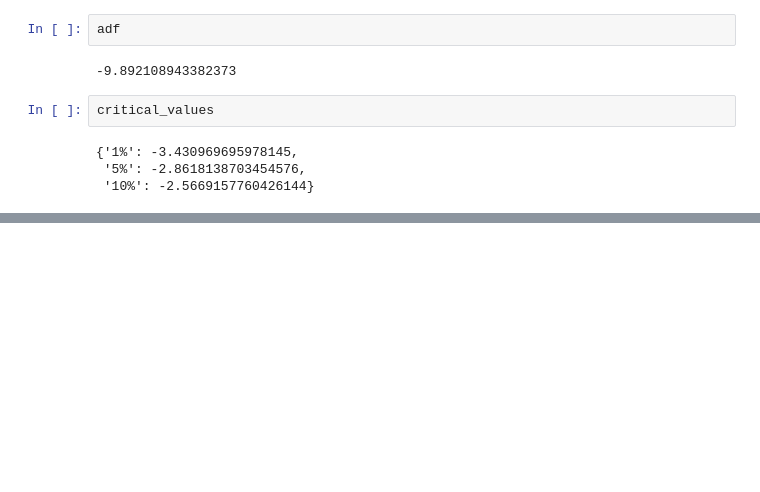
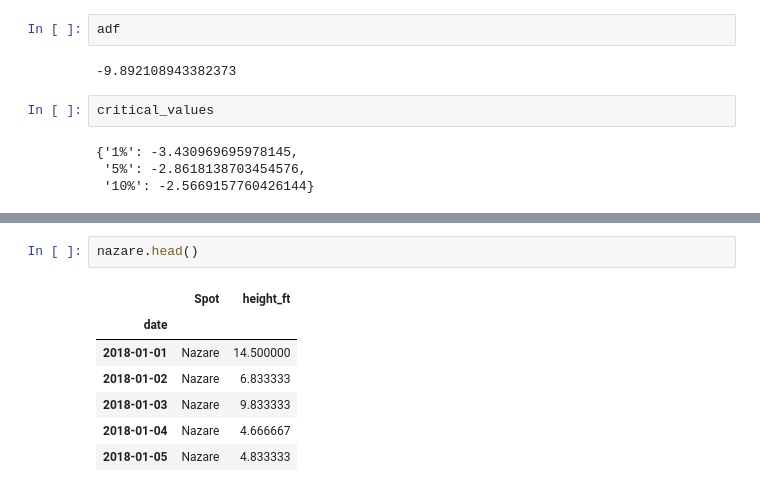
Before and after one commit to lukesmith194/SurfScanner, a Jupyter notebook: Time series.ipynb, the cells around one changed output, grey strips where cells are left out. Saved outputs shown, nothing was run; the diff lists cells and outputs as text; blank space fills up the shorter version.

```diff
--- a/Time series.ipynb
+++ b/Time series.ipynb
@@ -151,0 +203,10 @@ critical_values
+# %%
+nazare.head()
+# %% [output]
+|  | Spot | height_ft |
+| date |  |  |
+| 2018-01-01 | Nazare | 14.500000 |
+| 2018-01-02 | Nazare | 6.833333 |
+| 2018-01-03 | Nazare | 9.833333 |
+| 2018-01-04 | Nazare | 4.666667 |
+| 2018-01-05 | Nazare | 4.833333 |
```
Also changed, not shown: parts of 15 cells of this notebook, 1 other file.
